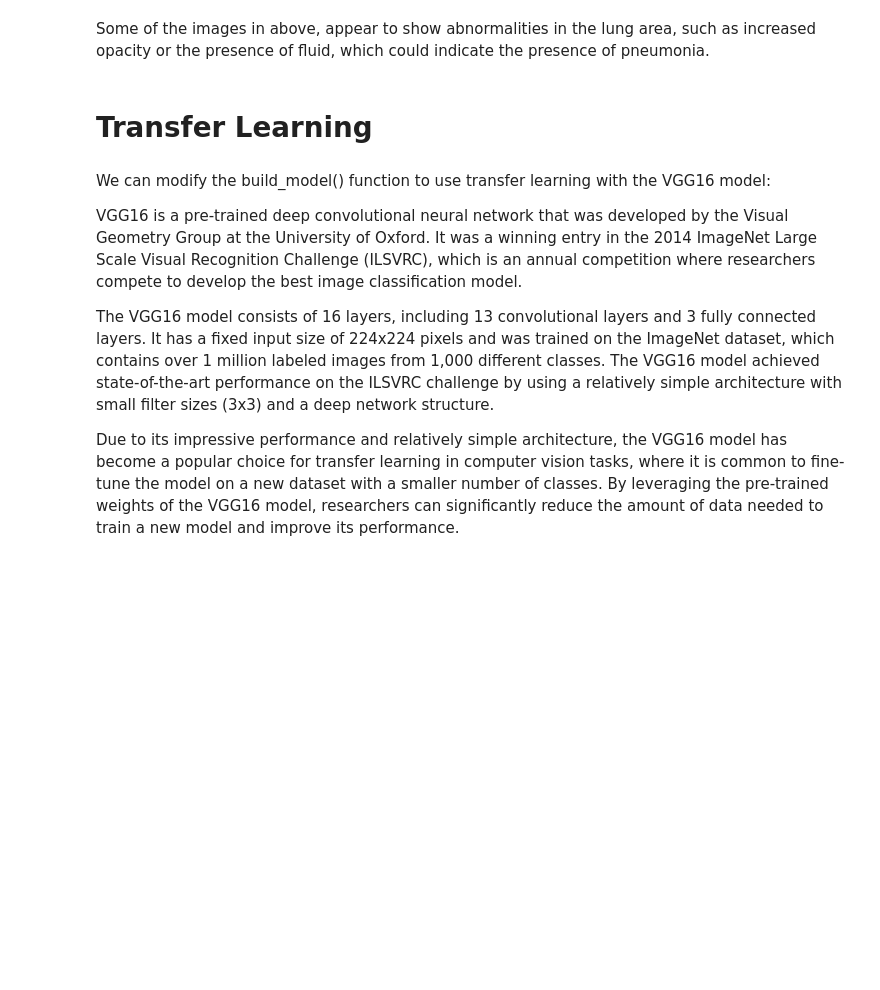
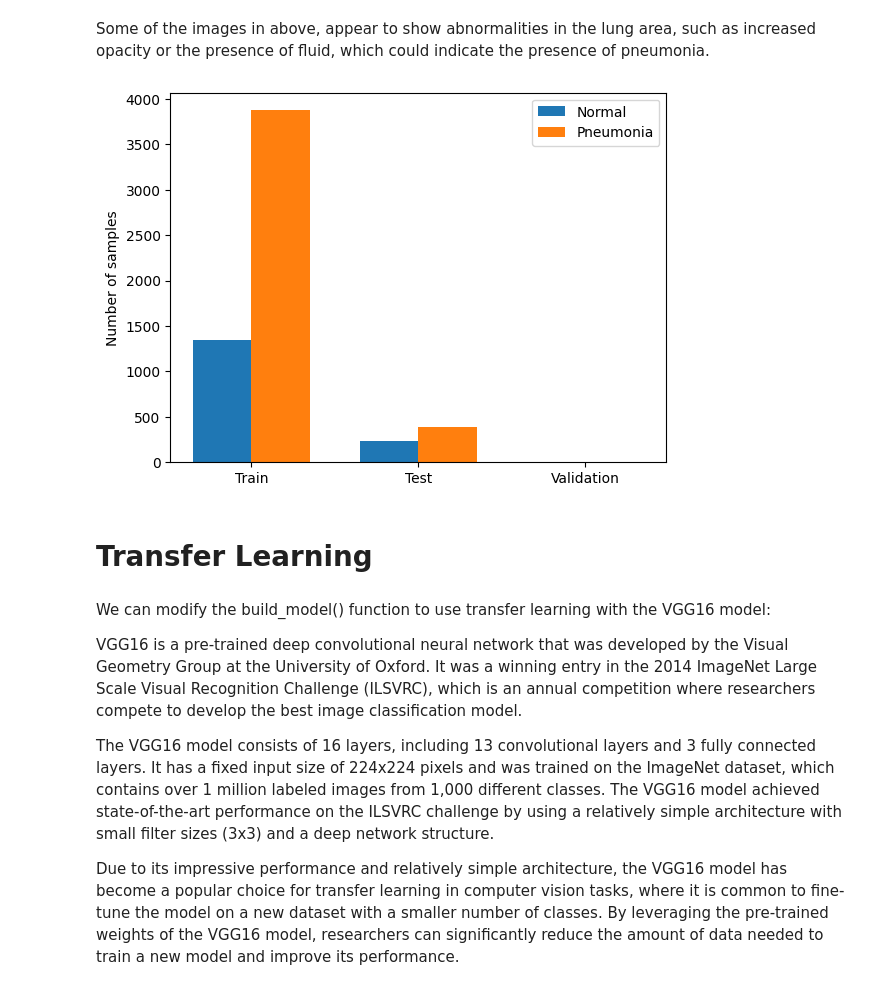
Before and after one commit to Meetra21/MN-1, a Jupyter notebook: Chest_X_Ray_Images_(Pneumonia)_Transfer_Learning_.ipynb, the cells around one changed output. Cells and saved outputs as stored; diff of their text form; code cells hidden in the pictures; blank space fills up the shorter version.

```diff
--- a/Chest_X_Ray_Images_(Pneumonia)_Transfer_Learning_.ipynb
+++ b/Chest_X_Ray_Images_(Pneumonia)_Transfer_Learning_.ipynb
@@ -305,3 +363,39 @@ Some of the images in above, appear to show abnormalities in the lung area, such
+# %%
+import os
+import matplotlib.pyplot as plt
+
+train_dir = '/content/data/chest_xray/train'
+test_dir = '/content/data/chest_xray/test'
+val_dir = '/content/data/chest_xray/val'
+
+num_train_normal = len(os.listdir(os.path.join(train_dir, 'NORMAL')))
+num_train_pneumonia = len(os.listdir(os.path.join(train_dir, 'PNEUMONIA')))
+
+num_test_normal = len(os.listdir(os.path.join(test_dir, 'NORMAL')))
+num_test_pneumonia = len(os.listdir(os.path.join(test_dir, 'PNEUMONIA')))
+
+num_val_normal = len(os.listdir(os.path.join(val_dir, 'NORMAL')))
+num_val_pneumonia = len(os.listdir(os.path.join(val_dir, 'PNEUMONIA')))
+
+labels = ['Train', 'Test', 'Validation']
+normal_counts = [num_train_normal, num_test_normal, num_val_normal]
+pneumonia_counts = [num_train_pneumonia, num_test_pneumonia, num_val_pneumonia]
+
+x = np.arange(len(labels))
+width = 0.35
+
+fig, ax = plt.subplots()
+rects1 = ax.bar(x - width/2, normal_counts, width, label='Normal')
+rects2 = ax.bar(x + width/2, pneumonia_counts, width, label='Pneumonia')
+
+ax.set_ylabel('Number of samples')
+ax.set_xticks(x)
+ax.set_xticklabels(labels)
+ax.legend()
+
+plt.show()
+# %% [output]
+[figure, added]
 # %% [markdown]
 # **Transfer Learning**
 # %% [markdown]
```
Also changed, not shown: parts of 16 cells of this notebook.
